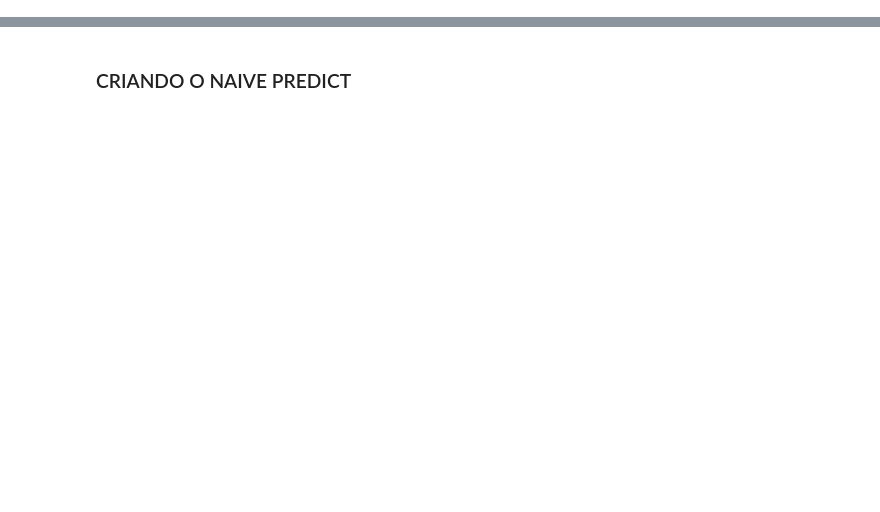
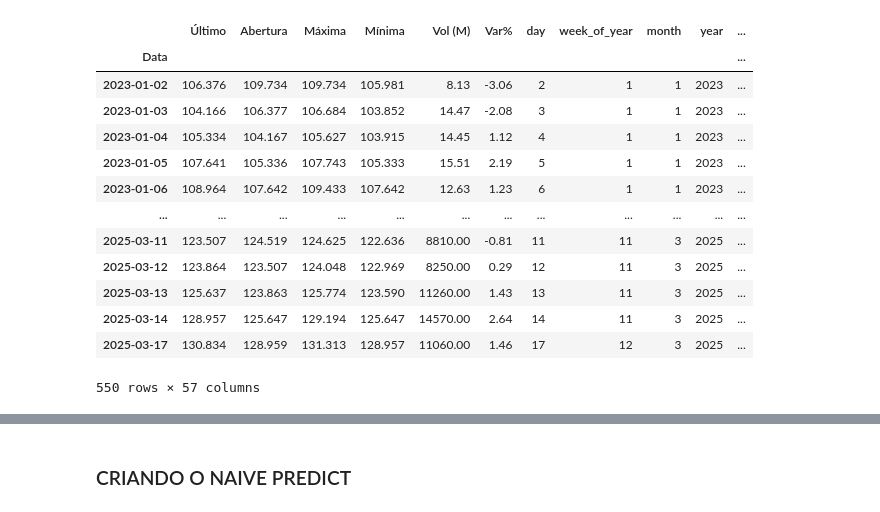
Before and after one commit to luishrufino/previsao_ibovespa, a Jupyter notebook: Machine Code.ipynb, the cells around one changed output, grey strips where cells are left out. Saved outputs shown, nothing was run; the diff lists cells and outputs as text; code cells hidden in the pictures; blank space fills up the shorter version.

```diff
--- a/Machine Code.ipynb
+++ b/Machine Code.ipynb
@@ -57,3 +108,21 @@ plt.show()
+# %%
+
+historic_df
+# %% [output]
+|  | Último | Abertura | Máxima | Mínima | Vol (M) | Var% | day | week_of_year | month | year | ... |
+| Data |  |  |  |  |  |  |  |  |  |  | ... |
+| 2023-01-02 | 106.376 | 109.734 | 109.734 | 105.981 | 8.13 | -3.06 | 2 | 1 | 1 | 2023 | ... |
+| 2023-01-03 | 104.166 | 106.377 | 106.684 | 103.852 | 14.47 | -2.08 | 3 | 1 | 1 | 2023 | ... |
+| 2023-01-04 | 105.334 | 104.167 | 105.627 | 103.915 | 14.45 | 1.12 | 4 | 1 | 1 | 2023 | ... |
+| 2023-01-05 | 107.641 | 105.336 | 107.743 | 105.333 | 15.51 | 2.19 | 5 | 1 | 1 | 2023 | ... |
+| 2023-01-06 | 108.964 | 107.642 | 109.433 | 107.642 | 12.63 | 1.23 | 6 | 1 | 1 | 2023 | ... |
+| ... | ... | ... | ... | ... | ... | ... | ... | ... | ... | ... | ... |
+| 2025-03-11 | 123.507 | 124.519 | 124.625 | 122.636 | 8810.00 | -0.81 | 11 | 11 | 3 | 2025 | ... |
+| 2025-03-12 | 123.864 | 123.507 | 124.048 | 122.969 | 8250.00 | 0.29 | 12 | 11 | 3 | 2025 | ... |
+| 2025-03-13 | 125.637 | 123.863 | 125.774 | 123.590 | 11260.00 | 1.43 | 13 | 11 | 3 | 2025 | ... |
+| 2025-03-14 | 128.957 | 125.647 | 129.194 | 125.647 | 14570.00 | 2.64 | 14 | 11 | 3 | 2025 | ... |
+| 2025-03-17 | 130.834 | 128.959 | 131.313 | 128.957 | 11060.00 | 1.46 | 17 | 12 | 3 | 2025 | ... |
+550 rows × 57 columns
 # %%
 historic_var_df = historic_df[['Var%']]
 X = historic_var_df[['Var%']].values
```
Also changed, not shown: parts of 12 cells of this notebook.
